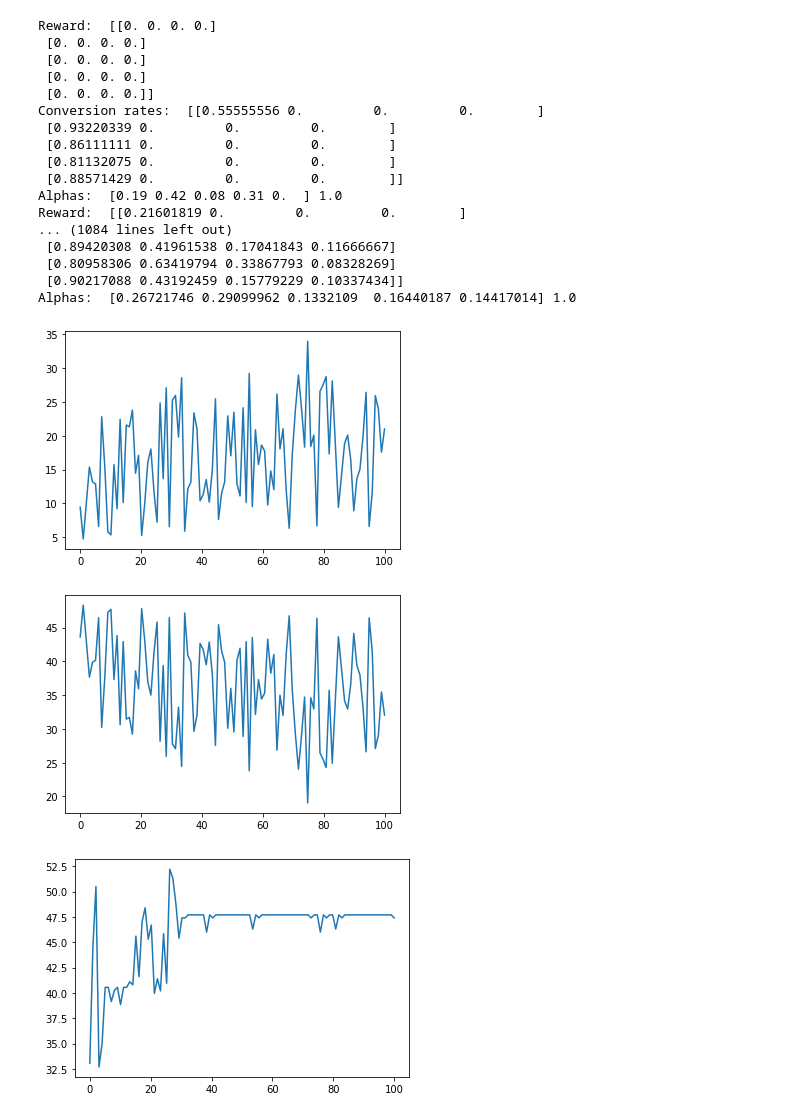
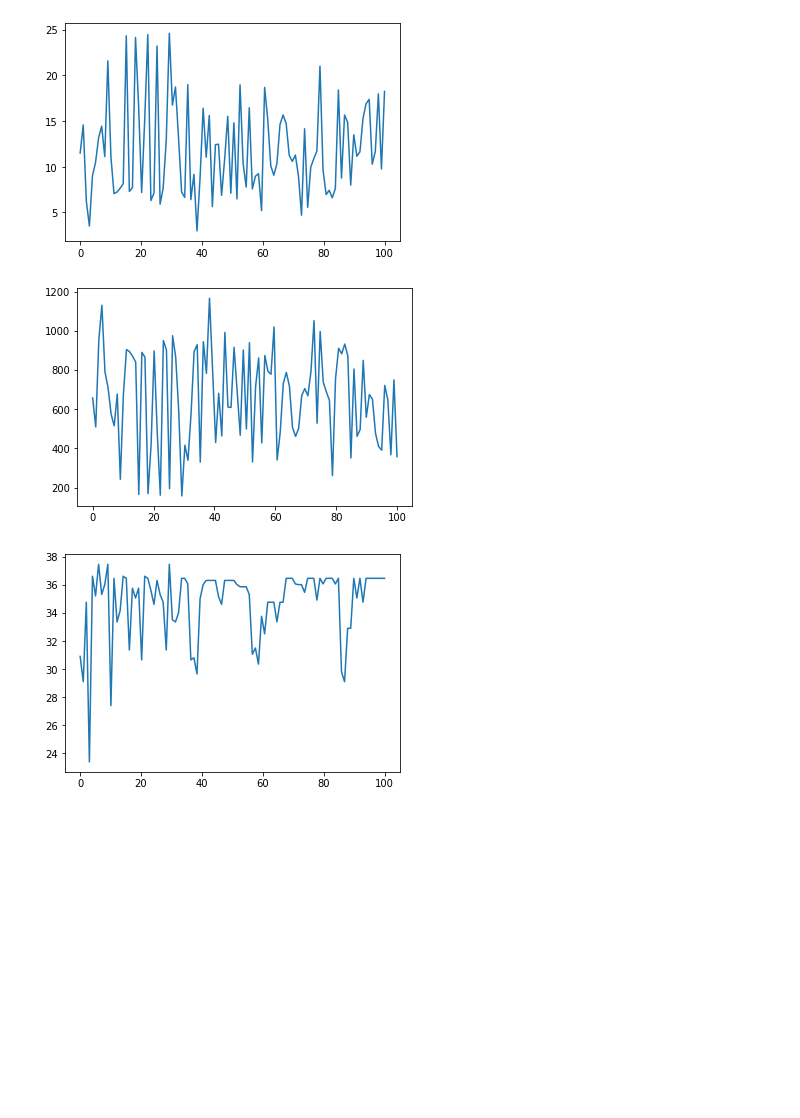
Before and after one commit to alemolteni/team4_projectOLA, a Jupyter notebook: Step3-UCB.ipynb, the cells around one changed output. Drawn from its saved outputs; the diff is of its cells as text; code cells hidden in the pictures; blank space fills up the shorter version.

Commit message:
UCB step5. Added documentation. Removed UCB.py file. Step3-UCB.ipynb now show performance of step 3, 4 and 5. Updated InteractionNode.py method, now not in use.

```diff
--- a/Step3-UCB.ipynb
+++ b/Step3-UCB.ipynb
@@ -17,7 +17,7 @@ def totalMarginPerNodePerUser (envReturn, marginsPerPrice, pulledArm, n_user):
         TotMargin += marginsPerPrice[e.product][pulledArm[e.product]] * e.units
     return TotMargin / n_user
 # %%
-config_path = "Configs/config1.json"
+config_path = "Configs/configDump.json"
 env = Environment(config_path=config_path)
 
 f = open(config_path)
@@ -55,7 +55,7 @@ conversionRates = np.divide(conversionRates, totUser)
 unitsMean = np.divide(unitsMean, totUser)
 
 secondary = []
-for key in uc["secondary"]:
+for key in conf_classes[0]["secondary"]:
     secondary.append(uc["secondary"][key])
 
 productList = [Product(int(key), uc["secondary"][key]) for key in uc["secondary"]]
@@ -66,7 +66,7 @@ for arm in optimal:
     optimalMarg[prod] = margins[prod][arm]
     prod += 1
 
-print(clickProb, alphas)
+print(clickProb, alphas, secondary)
 # %% [output]
 [2, 2, 0, 2, 2]
 [[0.  0.5 0.6 0.  0. ]
@@ -85,7 +179,7 @@ print(optimalConfOptimalMarg)
 # %%
 #learner = UCB_CR(margins=margins, clickProbability=clickProb, alphas=alphas, secondary=secondary, Lambda=Lambda, debug=False)
-learner = UCB_Step4(margins=margins, clickProbability=clickProb, secondary=secondary, Lambda=Lambda, debug=True)
-#learner = UCB_Step5(margins=margins, alphas=alphas, conversion_rates=conversionRates, secondary=secondary, Lambda=Lambda, debug=False)
+#learner = UCB_Step4(margins=margins, clickProbability=clickProb, secondary=secondary, Lambda=Lambda, debug=True)
+learner = UCB_Step5(margins=margins, alphas=alphas, conversion_rates=conversionRates, secondary=secondary, Lambda=Lambda, debug=False)
 n_experiments = 100
 
 list_margins_UCB = []
@@ -94,54 +188,37 @@ list_margins_graphEval = []
 geConv = [0, 0, 0, 0, 0]
 geMArg = [0, 0, 0, 0, 0]
 
 for t in range(0, n_experiments):
     conf = learner.pull_arm()
     #print(conf)
     env.setPriceLevels(conf)
     rew = env.round()
     list_margins_UCB.append(totalMarginPerNodePerUser(rew["episodes"], margins, conf, totUser))
 
     prod=0
     for arm in conf:
         geConv[prod] = conversionRates[prod][arm]
         geMArg[prod] = margins[prod][arm]
         prod += 1
 
     graphEval = GraphEvaluator(products_list=productList, click_prob_matrix=clickProb, lambda_prob=Lambda,
                     alphas=alphas, conversion_rates=geConv, margins=geMArg, units_mean=unitsMean, verbose=False)
 
     list_margins_graphEval.append(graphEval.computeMargin())
     learner.update(rew)
 
 x = np.linspace(0, n_experiments, n_experiments)
 fig1, ax1 = plt.subplots()
-ax1.plot(x, list_margins_UCB)
+ax1.plot(x, list_margins_UCB) # Margin checked by experiment
 fig2, ax2 = plt.subplots()
-ax2.plot(x, optimalConfOptimalMarg-list_margins_UCB)
+ax2.plot(x, pow(optimalConfOptimalMarg-list_margins_UCB,2)) # Square difference of margin from optimal configuration and ucb configuration, checked by an experiment
 fig3, ax3 = plt.subplots()
-ax3.plot(x, list_margins_graphEval)
+ax3.plot(x, list_margins_graphEval) # Margin evaluated using theoretical numbers
 fig4, ax4 = plt.subplots()
-ax4.plot(x, optimalConfOptimalMarg-list_margins_graphEval)
+ax4.plot(x, pow(optimalConfOptimalMarg-list_margins_graphEval,2)) # Square difference of optimal theoretical margin and ucb theoretical margin
 
 plt.show()
 # %% [output]
-Reward:  [[0. 0. 0. 0.]
- [0. 0. 0. 0.]
- [0. 0. 0. 0.]
- [0. 0. 0. 0.]
- [0. 0. 0. 0.]]
-Conversion rates:  [[0.55555556 0.         0.         0.        ]
- [0.93220339 0.         0.         0.        ]
- [0.86111111 0.         0.         0.        ]
- [0.81132075 0.         0.         0.        ]
- [0.88571429 0.         0.         0.        ]]
-Alphas:  [0.19 0.42 0.08 0.31 0.  ] 1.0
-Reward:  [[0.21601819 0.         0.         0.        ]
-... (1084 lines left out)
- [0.89420308 0.41961538 0.17041843 0.11666667]
- [0.80958306 0.63419794 0.33867793 0.08328269]
- [0.90217088 0.43192459 0.15779229 0.10337434]]
-Alphas:  [0.26721746 0.29099962 0.1332109  0.16440187 0.14417014] 1.0
-[figure, old version]
+[figure, new version]
-[figure, old version]
+[figure, new version]
-[figure, old version]
+[figure, new version]
```
Also changed, not shown: parts of 5 cells of this notebook, 5 other files.
